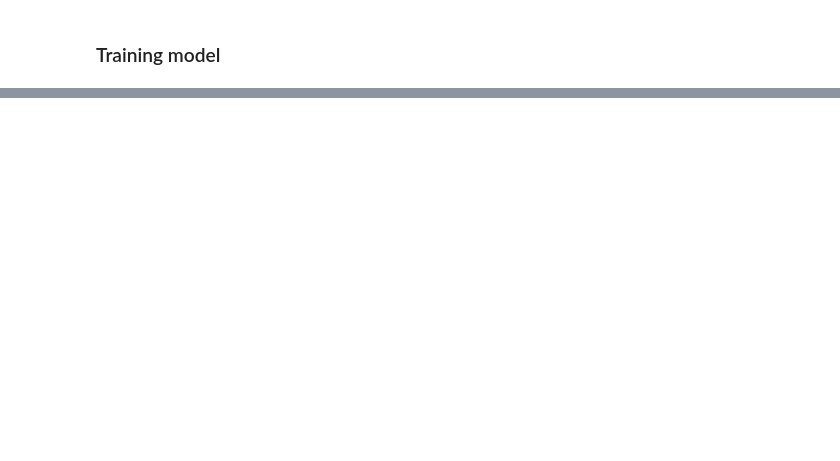
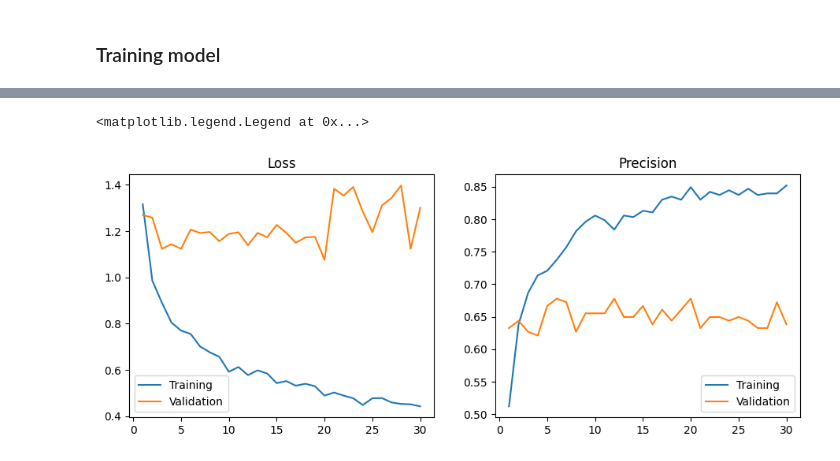
Before and after one commit to edcalderin/Heartbet-Sound-Anomaly-Detector, a Jupyter notebook: notebooks/training.ipynb, the cells around one changed output, grey strips where cells are left out. Cells and saved outputs as stored; diff of their text form; code cells hidden in the pictures; blank space fills up the shorter version.

Commit message:
training perfectly with plot results

```diff
--- a/notebooks/training.ipynb
+++ b/notebooks/training.ipynb
@@ -84,7 +86,7 @@ class AudioDataset(Dataset):
 
         return torch.stack([melspec]), class_idx
 # %%
-SEED = 42
+SEED: int = 42
 AUDIO_LENGTH: int = 15
 TARGET_SAMPLE_RATE: int = 4000
 
@@ -105,26 +105,30 @@ del dataframe, audio_dataset
 # NUM_CLASSES: 5
 # INPUT_SHAPE: (128, 469, 1)
 
-class HearbetDetectorModel(nn.Module):
+class Network(nn.Module):
     def __init__(self) -> None:
         super().__init__()
 
         self.conv_block1 = nn.Sequential(
             nn.Conv2d(1, 16, kernel_size=(3, 4)),
+            nn.BatchNorm2d(16),
             nn.MaxPool2d(kernel_size=(2, 3), stride=(2, 3)),
             nn.ReLU()
         )
         self.conv_block2 = nn.Sequential(
             nn.Conv2d(16, 32, kernel_size=(3, 4)),
+            nn.BatchNorm2d(32),
             nn.MaxPool2d(kernel_size=(2, 3), stride=(2, 3)),
             nn.ReLU()
         )
         self.conv_block3 = nn.Sequential(
             nn.Conv2d(32, 64, kernel_size=(3, 4)),
+            nn.BatchNorm2d(64),
             nn.ReLU()
         )
         self.dense_layers = nn.Sequential(
             nn.Linear(64*28*47, 100),
+            nn.Dropout(0.2),
             nn.ReLU(),
             nn.Linear(100, 5)
         )
@@ -245,0 +269,16 @@ Epoch: 15 | Train loss: 0.5311 - Train precision: 0.8357 --- Val loss: 1.7540 -
+# %%
+%%time
+
+device: str = 'cuda' if torch.cuda.is_available() else 'cpu'
+
+hearbetDetectorNetwork = HearbetDetectorTrainer(Network(), lr = 0.0001, device = device)
+
+class_weights = torch.tensor([0.34, 0.85, 2.83, 2.93, 5.86]).to(device)
+
+EPOCHS = 30
+
+history = hearbetDetectorNetwork.fit(nn.CrossEntropyLoss(),
+                                     epochs = EPOCHS,
+                                     batch_size = 4,
+                                     training_set = train_dataset,
+                                     validation_set = test_dataset)
@@ -245,0 +304,17 @@ Epoch: 15 | Train loss: 0.5311 - Train precision: 0.8357 --- Val loss: 1.7540 -
+# %%
+_, (ax1, ax2) = plt.subplots(1, 2, figsize=(11, 4))
+
+epochs = range(1, EPOCHS + 1)
+
+ax1.set_title('Loss')
+ax1.plot(epochs, history['loss'], label='Training')
+ax1.plot(epochs, history['val_loss'], label='Validation')
+ax1.legend()
+
+ax2.set_title('Precision')
+ax2.plot(epochs, history['precision'], label='Training')
+ax2.plot(epochs, history['val_precision'], label='Validation')
+ax2.legend()
+# %% [output]
+<matplotlib.legend.Legend at 0x...>
+[figure, added]
```
Also changed, not shown: parts of 9 cells of this notebook, 2 other files.
